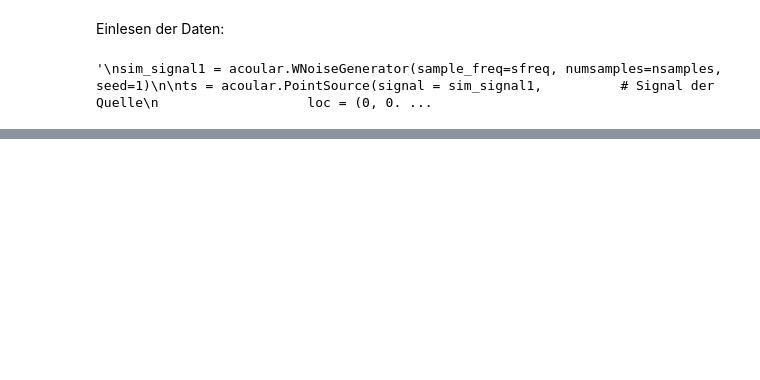
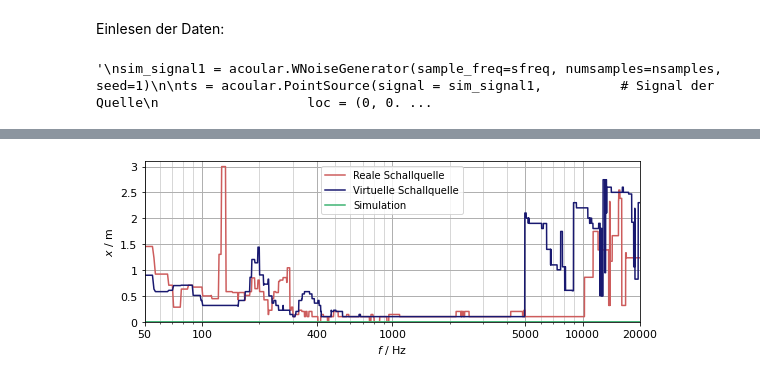
Before and after one commit to AdiBugaddi/MAP_eval, a Jupyter notebook: Auswertungsskript_3D.ipynb, the cells around one changed output, grey strips where cells are left out. Cells and saved outputs as stored; diff of their text form; code cells hidden in the pictures; blank space fills up the shorter version.

```diff
--- a/Auswertungsskript_3D.ipynb
+++ b/Auswertungsskript_3D.ipynb
@@ -264,3 +458,38 @@ fig.tight_layout
+# %%
+FONTSIZE = 11
+
+x_labels = [50,100,400,1000,5000,10000,20000]
+y_labels = [0,0.5,1,1.5,2,2.5,3]
+
+freq_plot = np.arange(f_min,f_max-freq_max_minus)
+fig, ax = plt.subplots(1,1, figsize =(8,3))
+
+ax.plot(freq_plot, dist_x_y_real, color='indianred', label='Reale Schallquelle')
+ax.plot(freq_plot, dist_x_y, color='midnightblue', label='Virtuelle Schallquelle' )
+ax.plot(freq_plot, dist_x_y_sim, color='mediumseagreen', label='Simulation' )
+
+
+ax.set_xscale('log')
+ax.axis([50,20000,0,3.1])
+ax.set_xticks(x_labels)
+ax.set_yticks(y_labels)
+ax.set_xticklabels(x_labels, fontsize = FONTSIZE)
+ax.set_yticklabels(y_labels, fontsize = FONTSIZE)
+#ax.set_title('Distance real - found')
+ax.xaxis.set_major_formatter(StrMethodFormatter('{x:.0f}'))
+ax.xaxis.set_minor_formatter(NullFormatter())
+ax.grid(b=True, which='Major', linewidth = 1)
+ax.grid(b=True, which='Minor', linewidth = 0.5)
+ax.set_xlabel('$f$ / Hz',fontsize=FONTSIZE)
+ax.set_ylabel('$x$ / m',fontsize=FONTSIZE)
+plt.legend()
+fig.tight_layout()
+fig.savefig('Plots/Bericht/XY_Distanz.pdf', dpi = 300, format='pdf')
+
+#ax[1].plot(freq_plot, amount_sidelobes)
+#ax[1].set_title('Amount Sidelobes')
+# %% [output]
+[figure, added]
 # %%
 fig = plt.figure(figsize=(6,6))
 map_y = np.sum(pm2,1)
```
Also changed, not shown: parts of 15 cells of this notebook, 16 other files.
